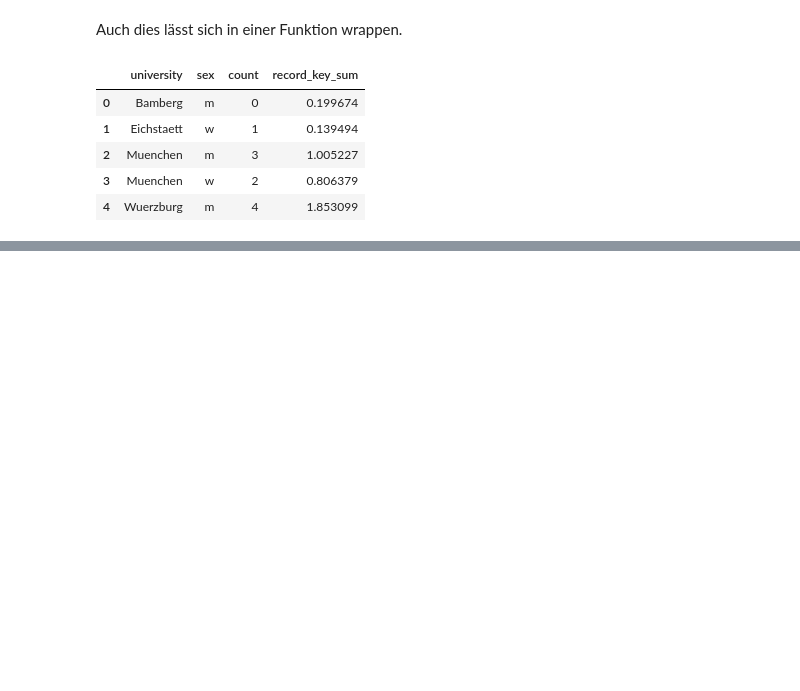
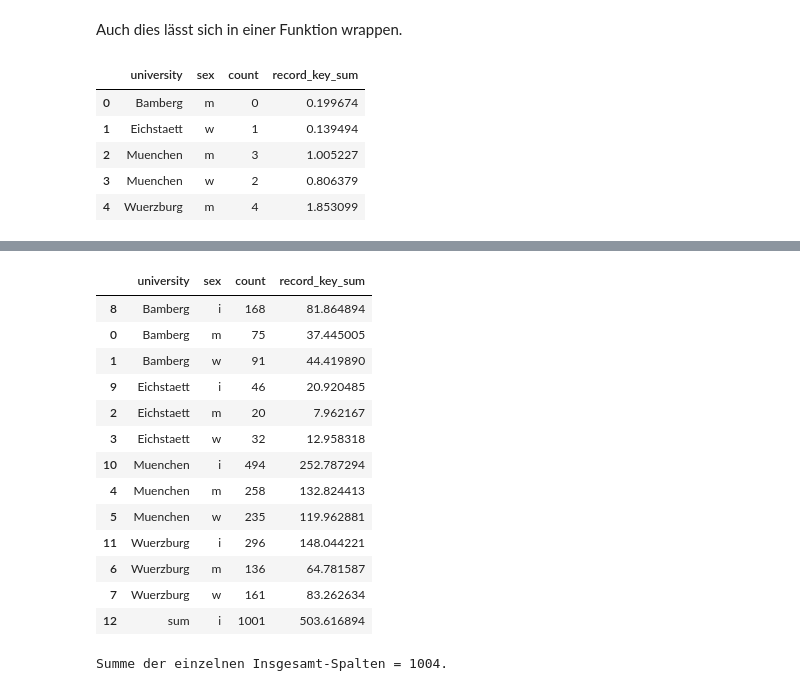
Before and after one commit to JoshuaSimon/Cell-Key-Method, a Jupyter notebook: src/ckm.ipynb, the cells around one changed output, grey strips where cells are left out. Cells and saved outputs as stored; diff of their text form; code cells hidden in the pictures; blank space fills up the shorter version.

```diff
--- a/src/ckm.ipynb
+++ b/src/ckm.ipynb
@@ -105,7 +126,7 @@ def get_len_of_int(value: int) -> int:
     return int(math.log10(value)) + 1
 
 
-def get_overlay_matrix_value(matrix, vector, values, record_key_sums, seed, p0=1) -> int:
+def get_overlay_matrix_value(matrix, vector, values, record_key_sums, seed, p0=1) -> list:
     """
     Returns the overlay value given by the overlay matrix and vector
     for a value-record_key_sum-pair.
@@ -252,0 +344,26 @@ overlayed_data
+# %%
+overlayed_data2 = apply_ckm(
+    table_data2, OVERLAY_MATRIX, CHANGE_VECTOR,
+    ["count"], ["record_key_sum"], seed=42, p=[0.45]
+)
+overlayed_data2
+# %% [output]
+|  | university | sex | count | record_key_sum |
+| 8 | Bamberg | i | 168 | 81.864894 |
+| 0 | Bamberg | m | 75 | 37.445005 |
+| 1 | Bamberg | w | 91 | 44.419890 |
+| 9 | Eichstaett | i | 46 | 20.920485 |
+| 2 | Eichstaett | m | 20 | 7.962167 |
+| 3 | Eichstaett | w | 32 | 12.958318 |
+| 10 | Muenchen | i | 494 | 252.787294 |
+| 4 | Muenchen | m | 258 | 132.824413 |
+| 5 | Muenchen | w | 235 | 119.962881 |
+| 11 | Wuerzburg | i | 296 | 148.044221 |
+| 6 | Wuerzburg | m | 136 | 64.781587 |
+| 7 | Wuerzburg | w | 161 | 83.262634 |
+| 12 | sum | i | 1001 | 503.616894 |
+# %%
+sum_data = overlayed_data2["count"][overlayed_data2["sex"] == "i"]
+print(f"Summe der einzelnen Insgesamt-Spalten = {sum_data.iloc[:-1].sum()}.")
+# %% [output]
+Summe der einzelnen Insgesamt-Spalten = 1004.
```
Also changed, not shown: parts of 7 cells of this notebook, 1 other file.
